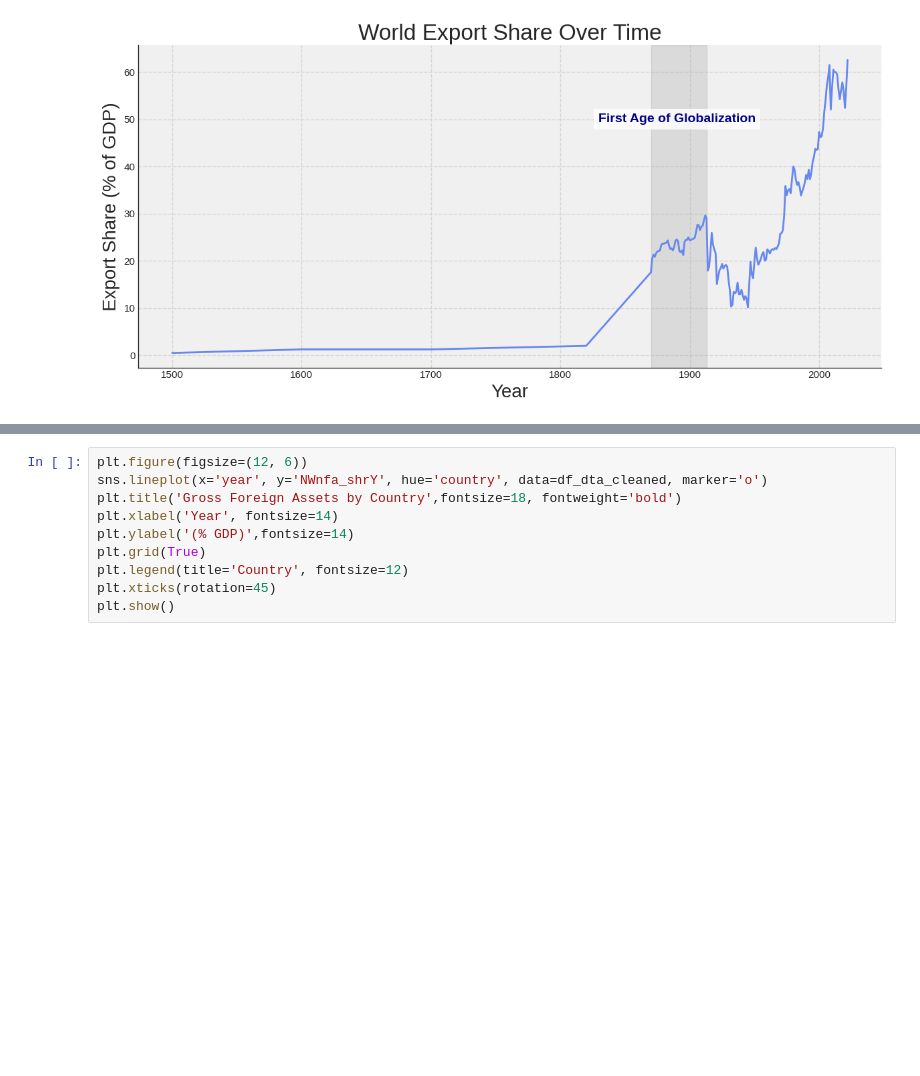
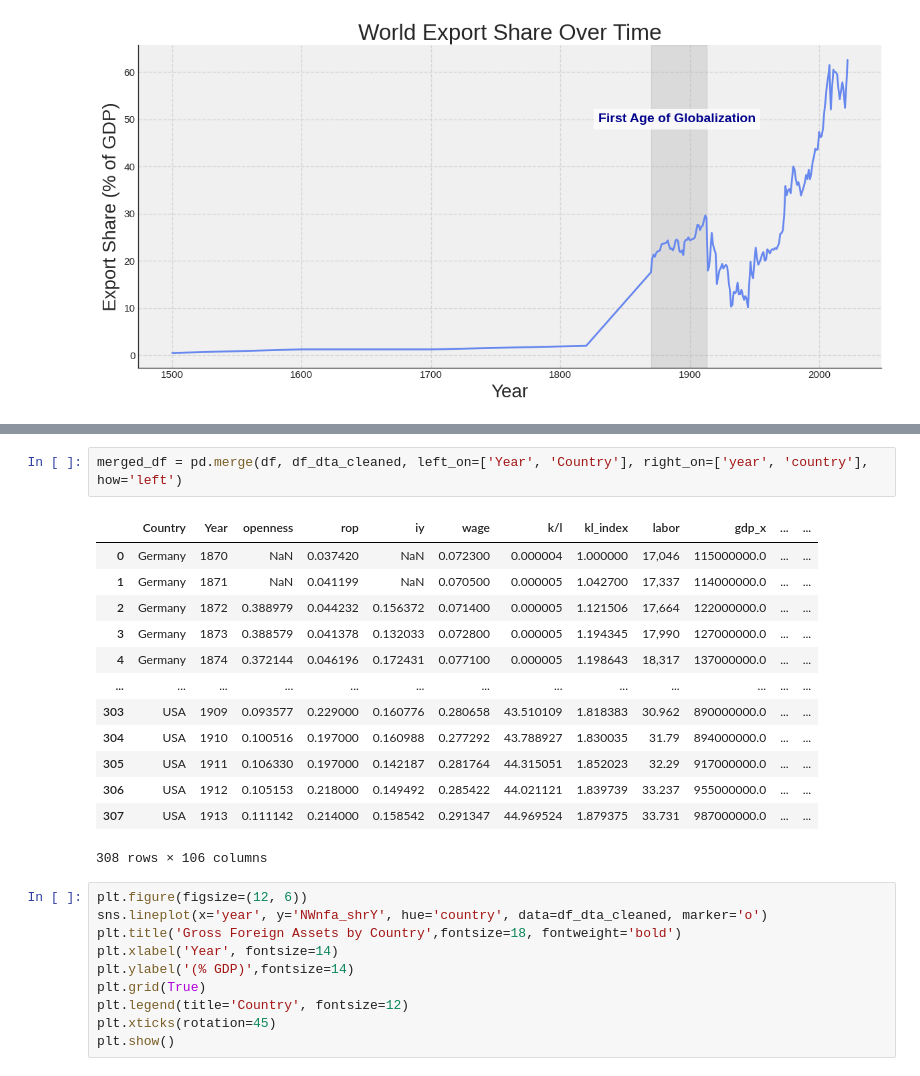
Before and after one commit to kabeerbora/1st_global, a Jupyter notebook: 1st_global.ipynb, the cells around one changed output, grey strips where cells are left out. Drawn from its saved outputs; the diff is of its cells as text; blank space fills up the shorter version.

```diff
--- a/1st_global.ipynb
+++ b/1st_global.ipynb
@@ -291,3 +293,19 @@ df_dta_cleaned
+# %%
+merged_df = pd.merge(df, df_dta_cleaned, left_on=['Year', 'Country'], right_on=['year', 'country'], how='left')
+# %% [output]
+|  | Country | Year | openness | rop | iy | wage | k/l | kl_index | labor | gdp_x | ... | ... |
+| 0 | Germany | 1870 | NaN | 0.037420 | NaN | 0.072300 | 0.000004 | 1.000000 | 17,046 | 115000000.0 | ... | ... |
+| 1 | Germany | 1871 | NaN | 0.041199 | NaN | 0.070500 | 0.000005 | 1.042700 | 17,337 | 114000000.0 | ... | ... |
+| 2 | Germany | 1872 | 0.388979 | 0.044232 | 0.156372 | 0.071400 | 0.000005 | 1.121506 | 17,664 | 122000000.0 | ... | ... |
+| 3 | Germany | 1873 | 0.388579 | 0.041378 | 0.132033 | 0.072800 | 0.000005 | 1.194345 | 17,990 | 127000000.0 | ... | ... |
+| 4 | Germany | 1874 | 0.372144 | 0.046196 | 0.172431 | 0.077100 | 0.000005 | 1.198643 | 18,317 | 137000000.0 | ... | ... |
+| ... | ... | ... | ... | ... | ... | ... | ... | ... | ... | ... | ... | ... |
+| 303 | USA | 1909 | 0.093577 | 0.229000 | 0.160776 | 0.280658 | 43.510109 | 1.818383 | 30.962 | 890000000.0 | ... | ... |
+| 304 | USA | 1910 | 0.100516 | 0.197000 | 0.160988 | 0.277292 | 43.788927 | 1.830035 | 31.79 | 894000000.0 | ... | ... |
+| 305 | USA | 1911 | 0.106330 | 0.197000 | 0.142187 | 0.281764 | 44.315051 | 1.852023 | 32.29 | 917000000.0 | ... | ... |
+| 306 | USA | 1912 | 0.105153 | 0.218000 | 0.149492 | 0.285422 | 44.021121 | 1.839739 | 33.237 | 955000000.0 | ... | ... |
+| 307 | USA | 1913 | 0.111142 | 0.214000 | 0.158542 | 0.291347 | 44.969524 | 1.879375 | 33.731 | 987000000.0 | ... | ... |
+308 rows × 106 columns
 # %%
 plt.figure(figsize=(12, 6))
 sns.lineplot(x='year', y='NWnfa_shrY', hue='country', data=df_dta_cleaned, marker='o')
```
Also changed, not shown: parts of 11 cells of this notebook.
